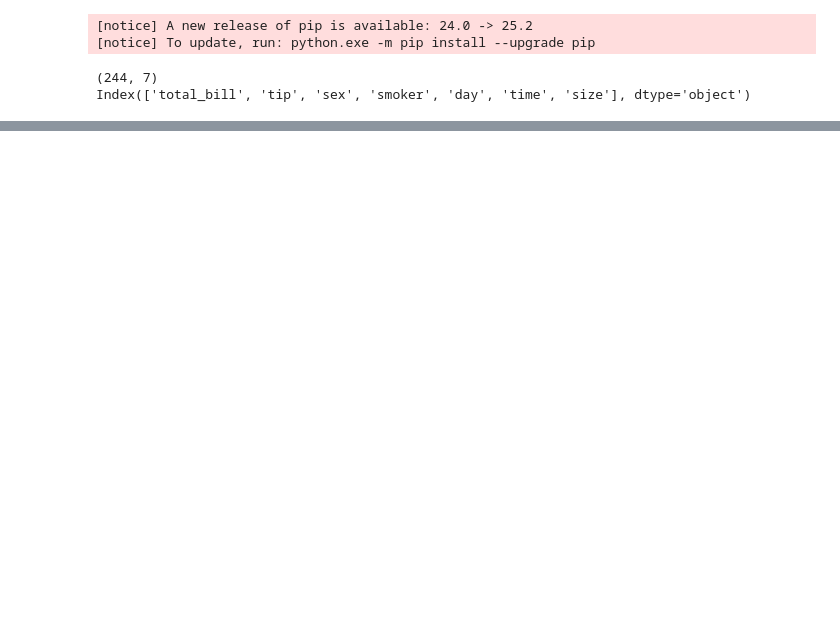
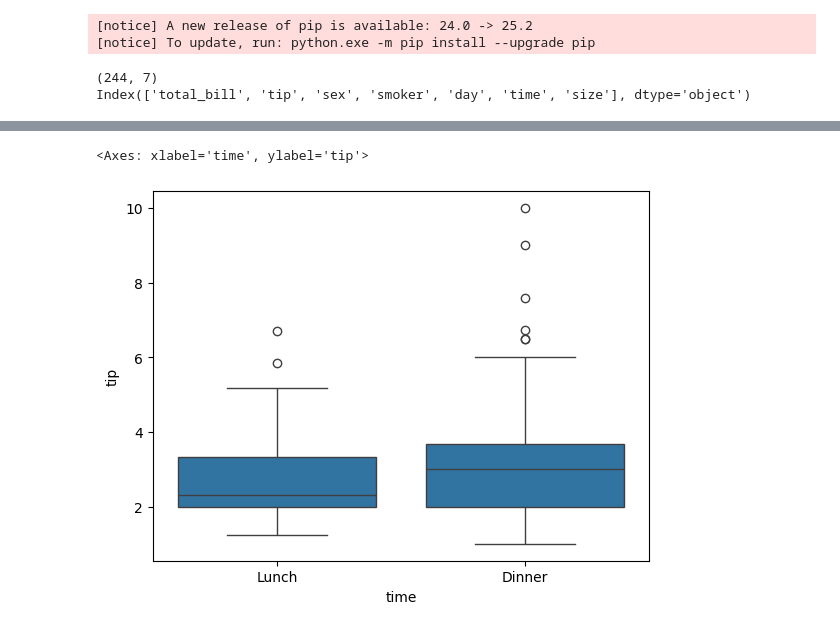
Before and after one commit to MLN142/EDA_Portfolio, a Jupyter notebook: Tips_Analysis/Tips.ipynb, the cells around one changed output, grey strips where cells are left out. Saved outputs shown, nothing was run; the diff lists cells and outputs as text; code cells hidden in the pictures; blank space fills up the shorter version.

```diff
--- a/Tips_Analysis/Tips.ipynb
+++ b/Tips_Analysis/Tips.ipynb
@@ -33,0 +117,5 @@ s
+# %%
+sns.boxplot(data=df,x="time",y="tip")
+# %% [output]
+<Axes: xlabel='time', ylabel='tip'>
+[figure, added]
```
Also changed, not shown: parts of 13 cells of this notebook.
